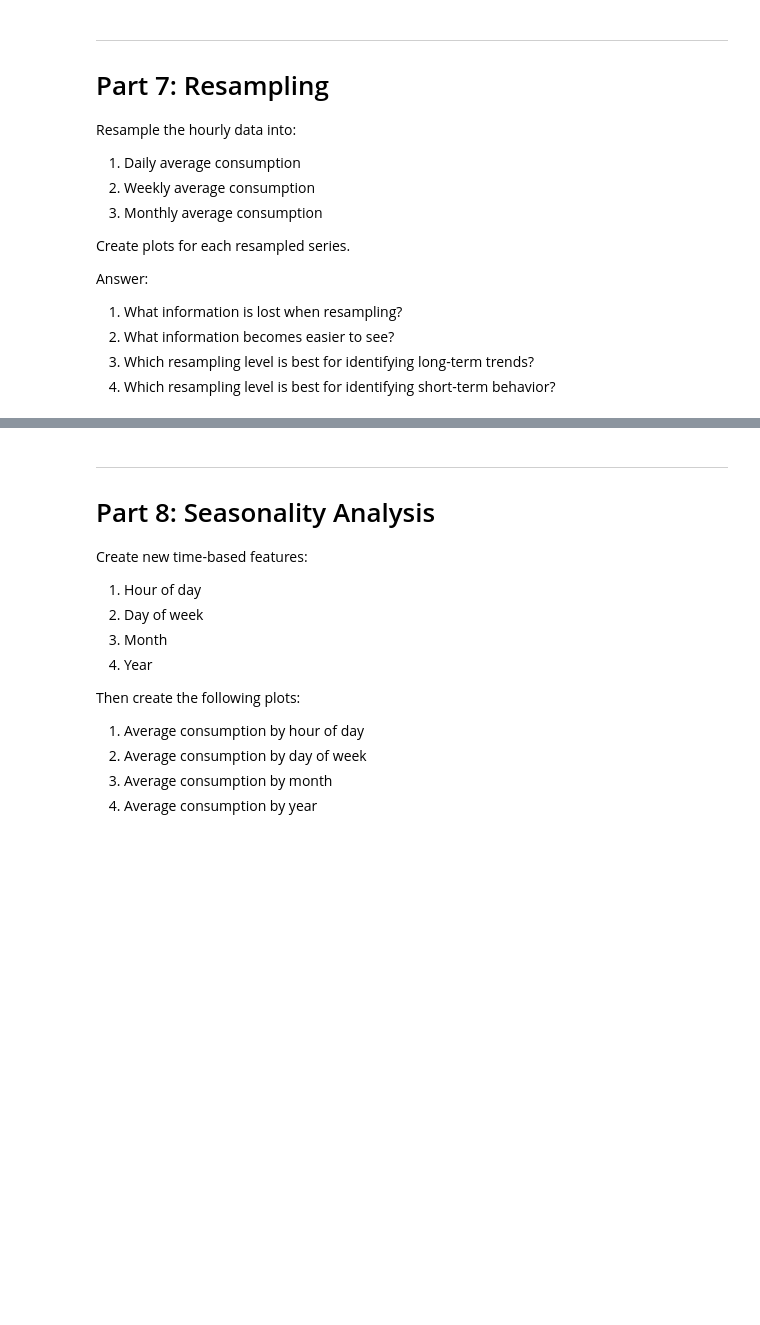
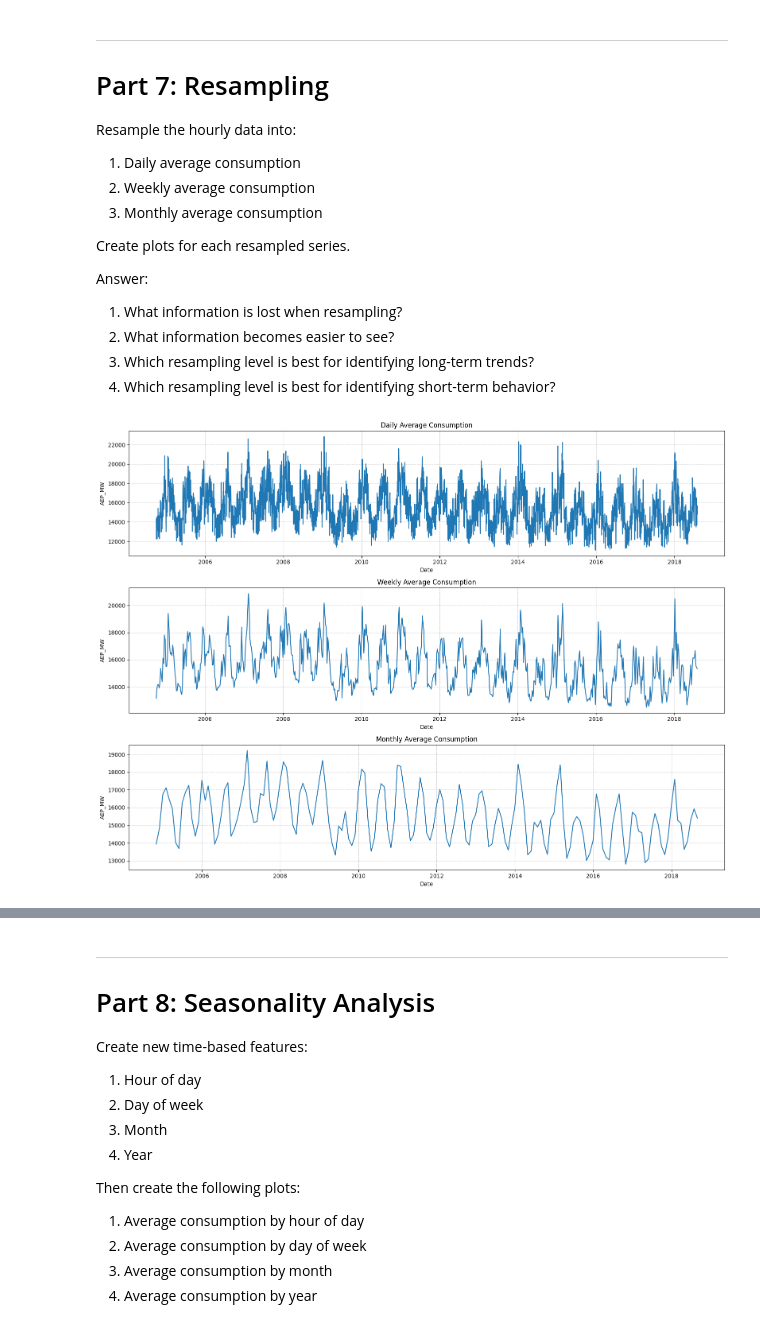
Before and after one commit to Etaiwi/time-series-analysis, a Jupyter notebook: Homework 1/01_time_series_eda_homework.ipynb, the cells around one changed output, grey strips where cells are left out. Saved outputs shown, nothing was run; the diff lists cells and outputs as text; code cells hidden in the pictures; blank space fills up the shorter version.

```diff
--- a/Homework 1/01_time_series_eda_homework.ipynb
+++ b/Homework 1/01_time_series_eda_homework.ipynb
@@ -230,6 +461,28 @@ Answer:
 2. What information becomes easier to see?
 3. Which resampling level is best for identifying long-term trends?
 4. Which resampling level is best for identifying short-term behavior?
+# %%
+# defining the resamples
+plots = {
+    "Daily Average Consumption": df['AEP_MW'].resample("D").mean(),
+    "Weekly Average Consumption": df['AEP_MW'].resample("W").mean(),
+    "Monthly Average Consumption": df['AEP_MW'].resample("ME").mean()
+}
+
+# plotting
+fig, axes = plt.subplots(3, 1, figsize=(16, 12))
+
+for ax, (title, data) in zip(axes.flatten(), plots.items()):
+    ax.plot(data.index, data.values)
+    ax.set_title(title)
+    ax.set_xlabel("Date")
+    ax.set_ylabel("AEP_MW")
+    ax.grid(True, linestyle='--', alpha=0.6)
+
+plt.tight_layout()
+plt.show()
+# %% [output]
+[figure, added]
 # %% [markdown]
 Write your interpretation here:
 
```
Also changed, not shown: parts of 26 cells of this notebook.
